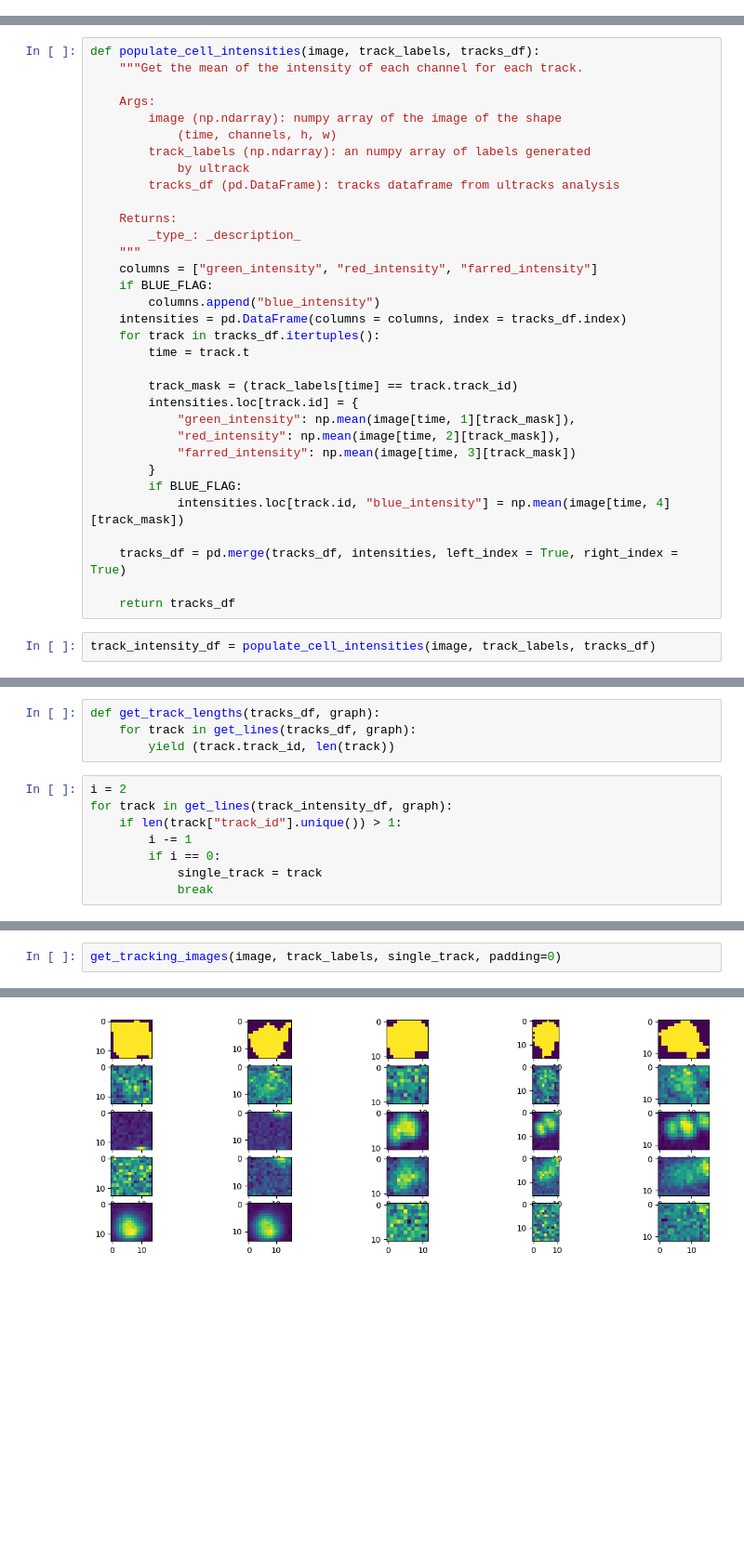
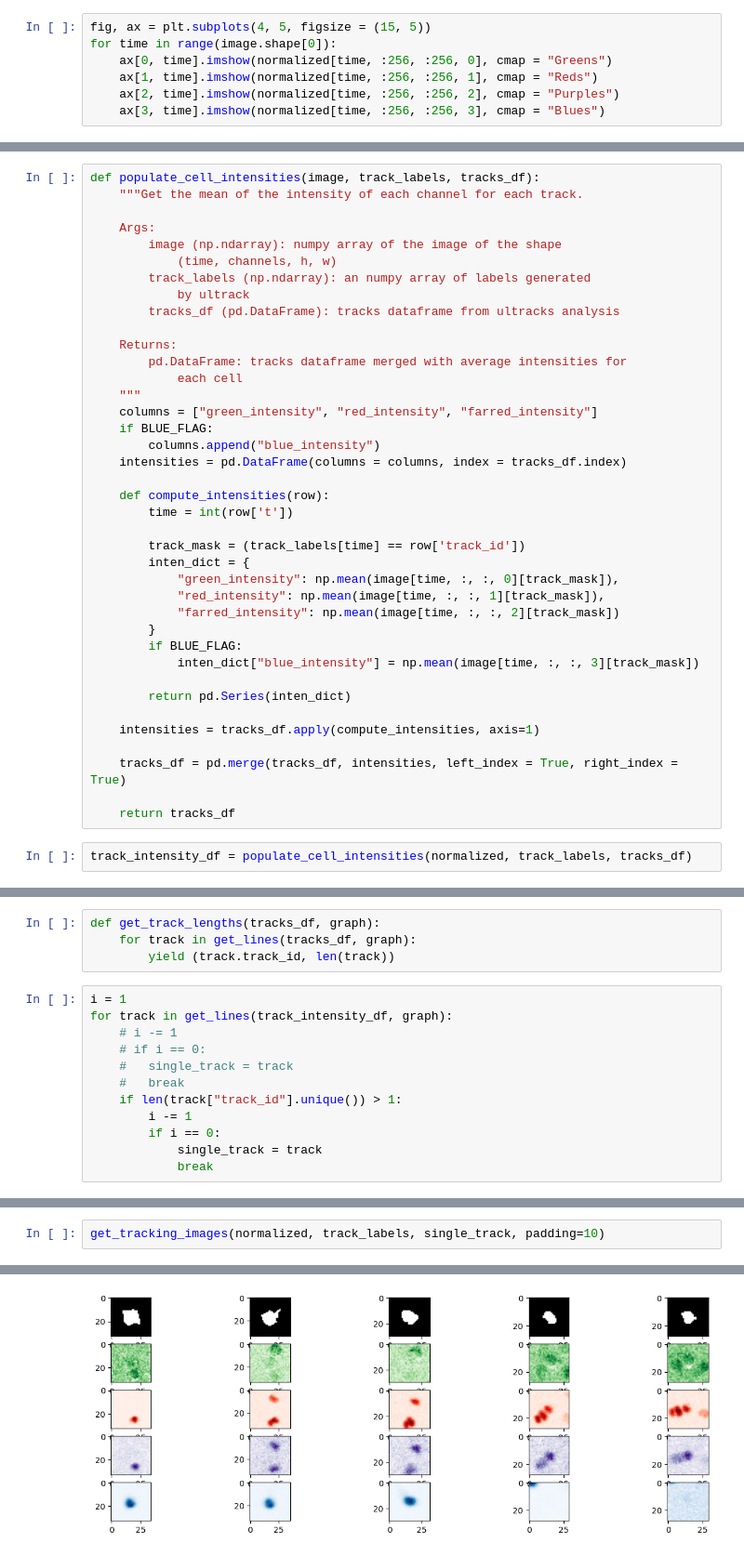
Before and after one commit to joris-gentinetta/DSL, a Jupyter notebook: vis_test.ipynb, the cells around one changed output, grey strips where cells are left out. Shown at 93% size. Cells and saved outputs as stored; diff of their text form; blank space fills up the shorter version.

Commit message:
Completed primary visualizations

```diff
--- a/vis_test.ipynb
+++ b/vis_test.ipynb
@@ -39,0 +50,7 @@ image = image[:, 1:, :, :]
+# %%
+fig, ax = plt.subplots(4, 5, figsize = (15, 5))
+for time in range(image.shape[0]):
+	ax[0, time].imshow(normalized[time, :256, :256, 0], cmap = "Greens")
+	ax[1, time].imshow(normalized[time, :256, :256, 1], cmap = "Reds")
+	ax[2, time].imshow(normalized[time, :256, :256, 2], cmap = "Purples")
+	ax[3, time].imshow(normalized[time, :256, :256, 3], cmap = "Blues")
@@ -115,26 +148,32 @@ def populate_cell_intensities(image, track_labels, tracks_df):
 		tracks_df (pd.DataFrame): tracks dataframe from ultracks analysis
 
 	Returns:
-		_type_: _description_
+		pd.DataFrame: tracks dataframe merged with average intensities for
+			each cell
 	"""
 	columns = ["green_intensity", "red_intensity", "farred_intensity"]
 	if BLUE_FLAG:
 		columns.append("blue_intensity")
 	intensities = pd.DataFrame(columns = columns, index = tracks_df.index)
-	for track in tracks_df.itertuples():
-		time = track.t
 
-		track_mask = (track_labels[time] == track.track_id)
-		intensities.loc[track.id] = {
-			"green_intensity": np.mean(image[time, 1][track_mask]),
-			"red_intensity": np.mean(image[time, 2][track_mask]),
-			"farred_intensity": np.mean(image[time, 3][track_mask])
+	def compute_intensities(row):
+		time = int(row['t'])
+
+		track_mask = (track_labels[time] == row['track_id'])
+		inten_dict = {
+			"green_intensity": np.mean(image[time, :, :, 0][track_mask]),
+			"red_intensity": np.mean(image[time, :, :, 1][track_mask]),
+			"farred_intensity": np.mean(image[time, :, :, 2][track_mask])
 		}
 		if BLUE_FLAG:
-			intensities.loc[track.id, "blue_intensity"] = np.mean(image[time, 4][track_mask])
+			inten_dict["blue_intensity"] = np.mean(image[time, :, :, 3][track_mask])
+
+		return pd.Series(inten_dict)
+
+	intensities = tracks_df.apply(compute_intensities, axis=1)
 
 	tracks_df = pd.merge(tracks_df, intensities, left_index = True, right_index = True)
 
 	return tracks_df
 # %%
-track_intensity_df = populate_cell_intensities(image, track_labels, tracks_df)
+track_intensity_df = populate_cell_intensities(normalized, track_labels, tracks_df)
@@ -237,8 +282,12 @@ def get_track_lengths(tracks_df, graph):
 	for track in get_lines(tracks_df, graph):
 		yield (track.track_id, len(track))
 # %%
-i = 2
+i = 1
 for track in get_lines(track_intensity_df, graph):
+	# i -= 1
+	# if i == 0:
+	# 	single_track = track
+	# 	break
 	if len(track["track_id"].unique()) > 1:
 		i -= 1
 		if i == 0:
@@ -308,3 +296,3 @@ Calculated image bounds are
 # %%
-get_tracking_images(image, track_labels, single_track, padding=0)
+get_tracking_images(normalized, track_labels, single_track, padding=10)
 # %% [output]
@@ -328,4 +299,4 @@ Calculated image bounds are
-[figure, old version]
+[figure, new version]
 # %%
 get_intensity_graph(single_track)
 # %% [output]
```
Also changed, not shown: parts of 17 cells of this notebook.
